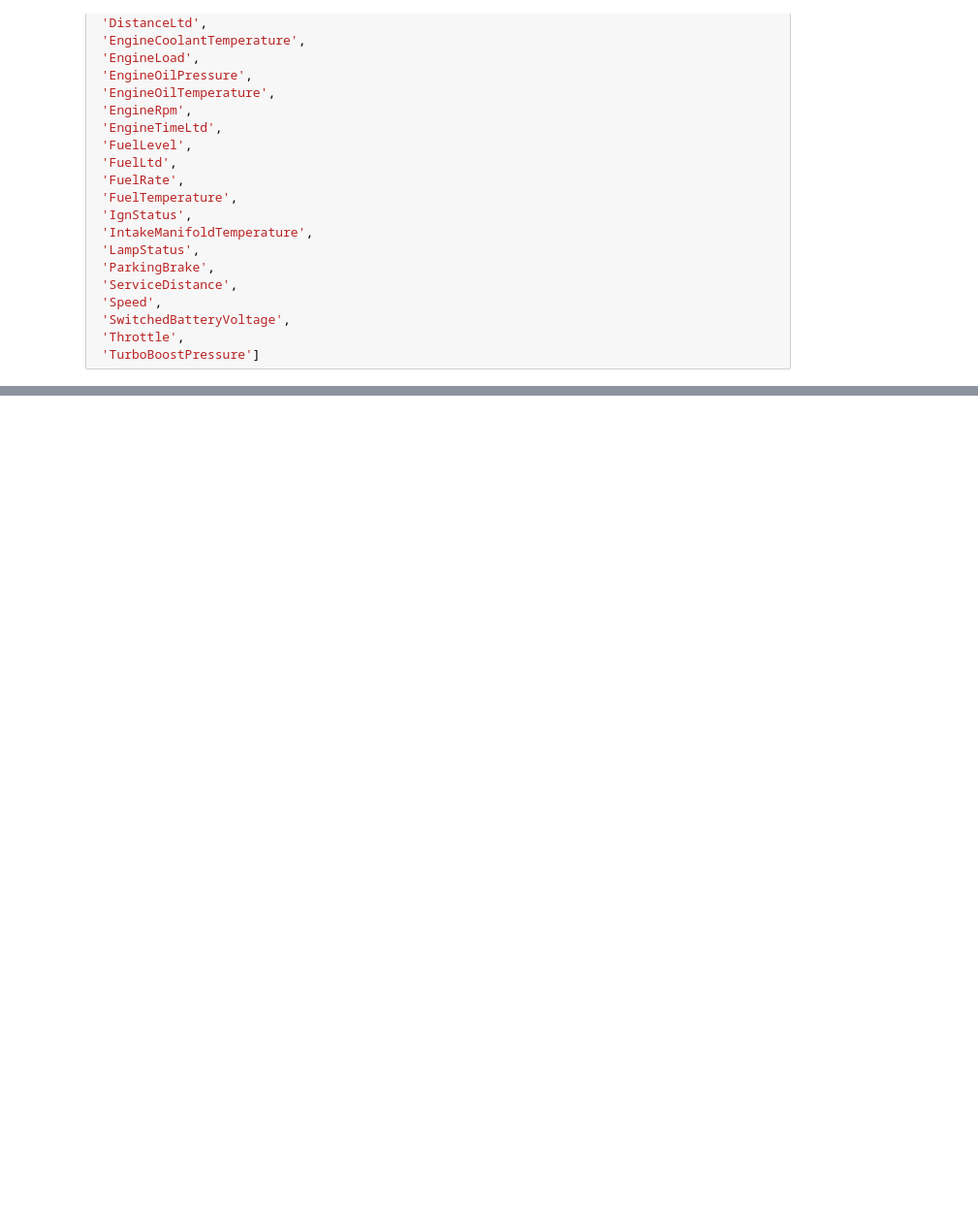
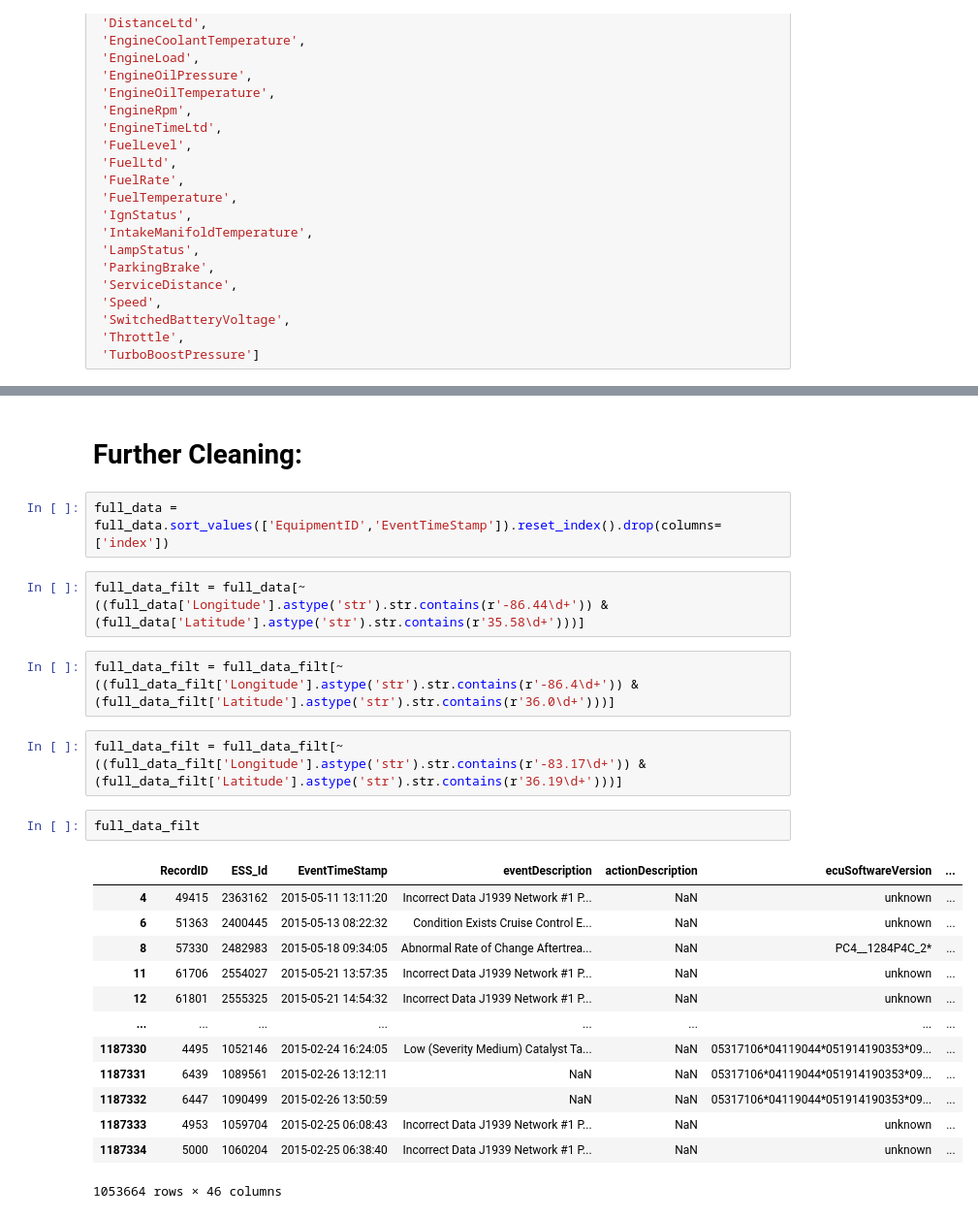
Before and after one commit to nss-data-science-cohort-5/big_g_express-eye_of_the_tiger, a Jupyter notebook: notebooks/Cleaning.ipynb, the cells around one changed output, grey strips where cells are left out. Shown: that part at 97% size. Cells and saved outputs as stored; diff of their text form; blank space fills up the shorter version.

```diff
--- a/notebooks/Cleaning.ipynb
+++ b/notebooks/Cleaning.ipynb
@@ -250,0 +204,26 @@ full_data[full_data['EquipmentID'] == 303].sort_values('EventTimeStamp')[['Equip
+# %% [markdown]
+# Further Cleaning:
+# %%
+full_data = full_data.sort_values(['EquipmentID','EventTimeStamp']).reset_index().drop(columns=['index'])
+# %%
+full_data_filt = full_data[~((full_data['Longitude'].astype('str').str.contains(r'-86.44\d+')) & (full_data['Latitude'].astype('str').str.contains(r'35.58\d+')))]
+# %%
+full_data_filt = full_data_filt[~((full_data_filt['Longitude'].astype('str').str.contains(r'-86.4\d+')) & (full_data_filt['Latitude'].astype('str').str.contains(r'36.0\d+')))]
+# %%
+full_data_filt = full_data_filt[~((full_data_filt['Longitude'].astype('str').str.contains(r'-83.17\d+')) & (full_data_filt['Latitude'].astype('str').str.contains(r'36.19\d+')))]
+# %%
+full_data_filt
+# %% [output]
+|  | RecordID | ESS_Id | EventTimeStamp | eventDescription | actionDescription | ecuSoftwareVersion | ... |
+| 4 | 49415 | 2363162 | 2015-05-11 13:11:20 | Incorrect Data J1939 Network #1 P... | NaN | unknown | ... |
+| 6 | 51363 | 2400445 | 2015-05-13 08:22:32 | Condition Exists Cruise Control E... | NaN | unknown | ... |
+| 8 | 57330 | 2482983 | 2015-05-18 09:34:05 | Abnormal Rate of Change Aftertrea... | NaN | PC4__1284P4C_2* | ... |
+| 11 | 61706 | 2554027 | 2015-05-21 13:57:35 | Incorrect Data J1939 Network #1 P... | NaN | unknown | ... |
+| 12 | 61801 | 2555325 | 2015-05-21 14:54:32 | Incorrect Data J1939 Network #1 P... | NaN | unknown | ... |
+| ... | ... | ... | ... | ... | ... | ... | ... |
+| 1187330 | 4495 | 1052146 | 2015-02-24 16:24:05 | Low (Severity Medium) Catalyst Ta... | NaN | 05317106*04119044*051914190353*09... | ... |
+| 1187331 | 6439 | 1089561 | 2015-02-26 13:12:11 | NaN | NaN | 05317106*04119044*051914190353*09... | ... |
+| 1187332 | 6447 | 1090499 | 2015-02-26 13:50:59 | NaN | NaN | 05317106*04119044*051914190353*09... | ... |
+| 1187333 | 4953 | 1059704 | 2015-02-25 06:08:43 | Incorrect Data J1939 Network #1 P... | NaN | unknown | ... |
+| 1187334 | 5000 | 1060204 | 2015-02-25 06:38:40 | Incorrect Data J1939 Network #1 P... | NaN | unknown | ... |
+1053664 rows × 46 columns
```
Also changed, not shown: parts of 39 cells of this notebook.
